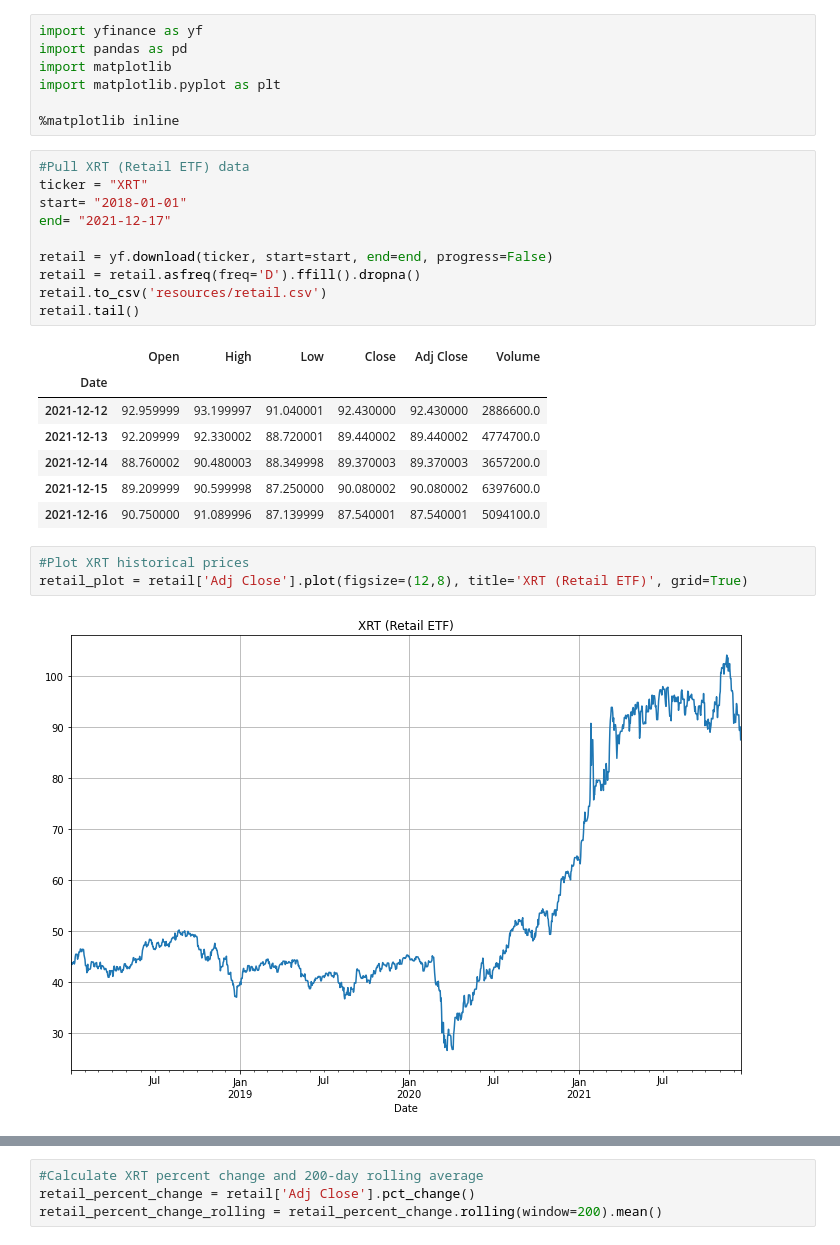
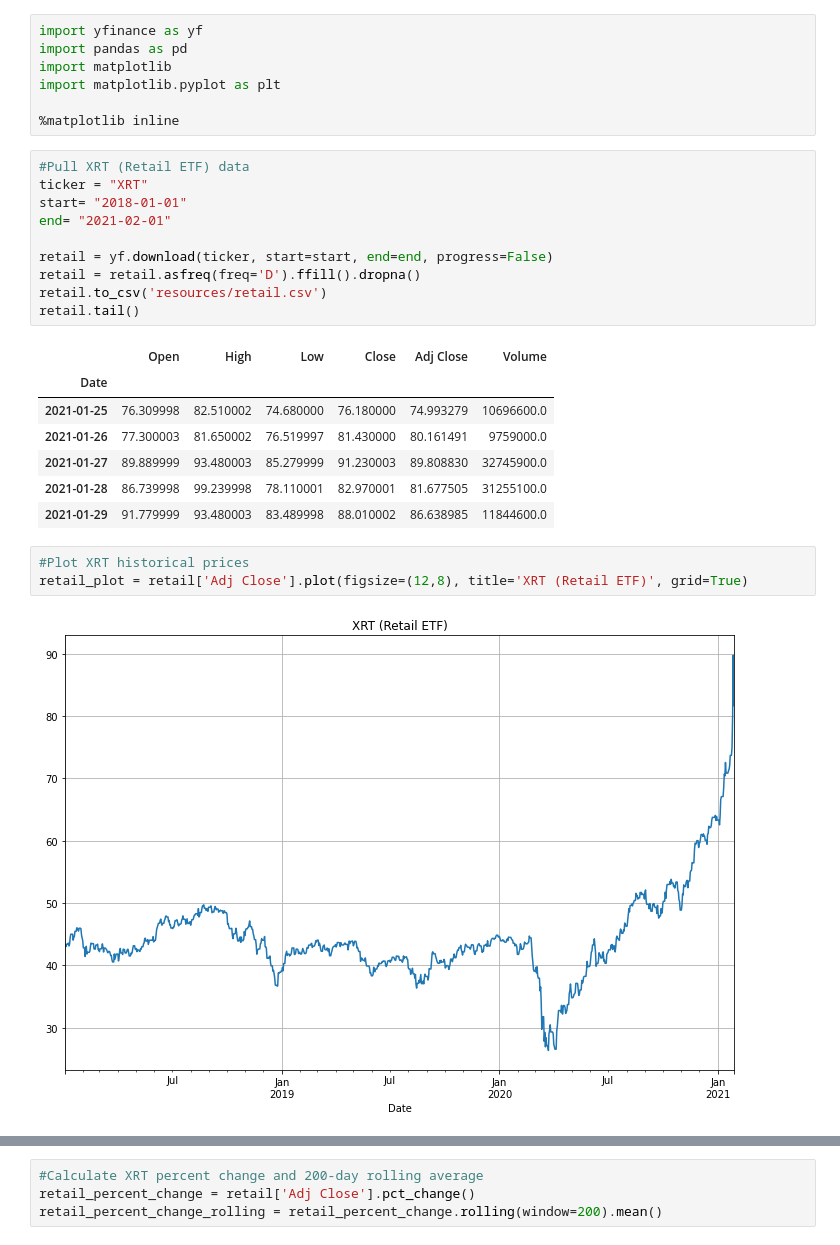
Before and after one commit to dbogatic/economic-indicators, a Jupyter notebook: retail.ipynb, the cells around one changed output, grey strips where cells are left out. Drawn from its saved outputs; the diff is of its cells as text.

```diff
--- a/retail.ipynb
+++ b/retail.ipynb
@@ -8,26 +8,26 @@ import matplotlib.pyplot as plt
 # %%
 #Pull XRT (Retail ETF) data
 ticker = "XRT"
 start= "2018-01-01"
-end= "2021-12-17"
+end= "2021-02-01"
 
 retail = yf.download(ticker, start=start, end=end, progress=False)
 retail = retail.asfreq(freq='D').ffill().dropna()
 retail.to_csv('resources/retail.csv')
 retail.tail()
 # %% [output]
 |  | Open | High | Low | Close | Adj Close | Volume |
 | Date |  |  |  |  |  |  |
-| 2021-12-12 | 92.959999 | 93.199997 | 91.040001 | 92.430000 | 92.430000 | 2886600.0 |
-| 2021-12-13 | 92.209999 | 92.330002 | 88.720001 | 89.440002 | 89.440002 | 4774700.0 |
-| 2021-12-14 | 88.760002 | 90.480003 | 88.349998 | 89.370003 | 89.370003 | 3657200.0 |
-| 2021-12-15 | 89.209999 | 90.599998 | 87.250000 | 90.080002 | 90.080002 | 6397600.0 |
-| 2021-12-16 | 90.750000 | 91.089996 | 87.139999 | 87.540001 | 87.540001 | 5094100.0 |
+| 2021-01-25 | 76.309998 | 82.510002 | 74.680000 | 76.180000 | 74.993279 | 10696600.0 |
+| 2021-01-26 | 77.300003 | 81.650002 | 76.519997 | 81.430000 | 80.161491 | 9759000.0 |
+| 2021-01-27 | 89.889999 | 93.480003 | 85.279999 | 91.230003 | 89.808830 | 32745900.0 |
+| 2021-01-28 | 86.739998 | 99.239998 | 78.110001 | 82.970001 | 81.677505 | 31255100.0 |
+| 2021-01-29 | 91.779999 | 93.480003 | 83.489998 | 88.010002 | 86.638985 | 11844600.0 |
 # %%
 #Plot XRT historical prices
 retail_plot = retail['Adj Close'].plot(figsize=(12,8), title='XRT (Retail ETF)', grid=True)
 # %% [output]
-[figure, old version]
+[figure, new version]
 # %%
 # Pull S&P Index historical values from yfinance API
 ticker = "^GSPC"
```
Also changed, not shown: parts of 3 cells of this notebook, 14 other files.
